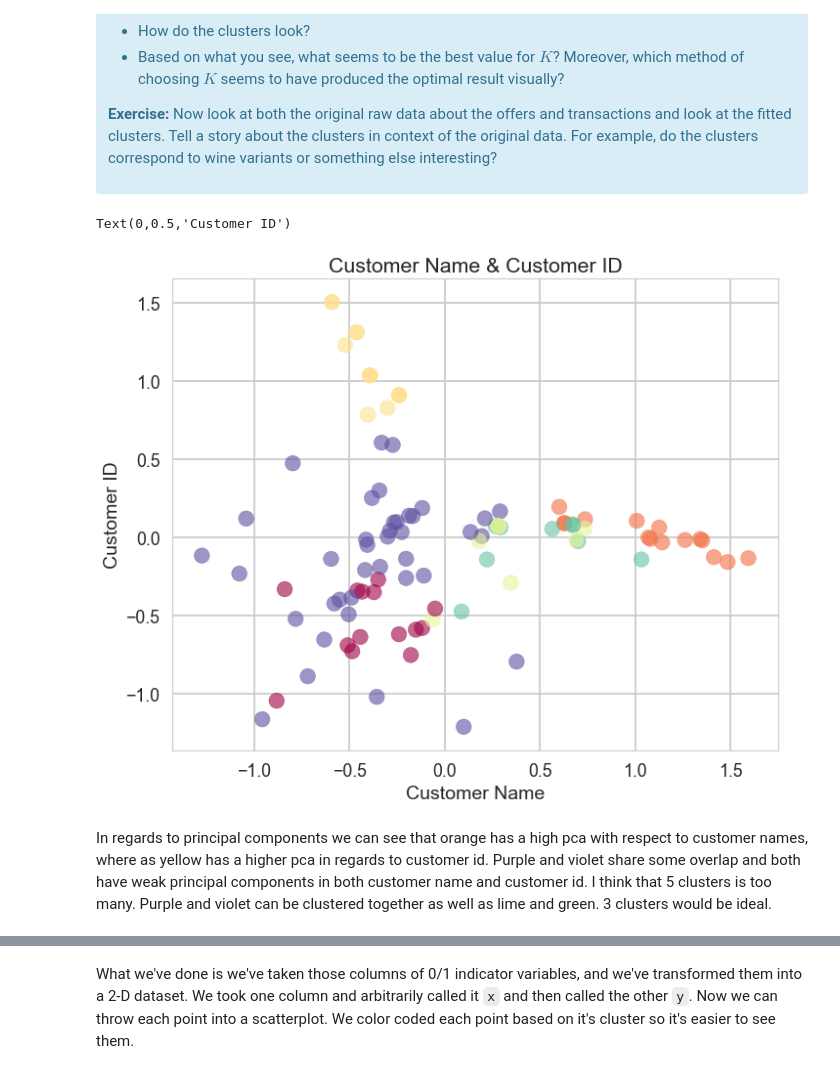
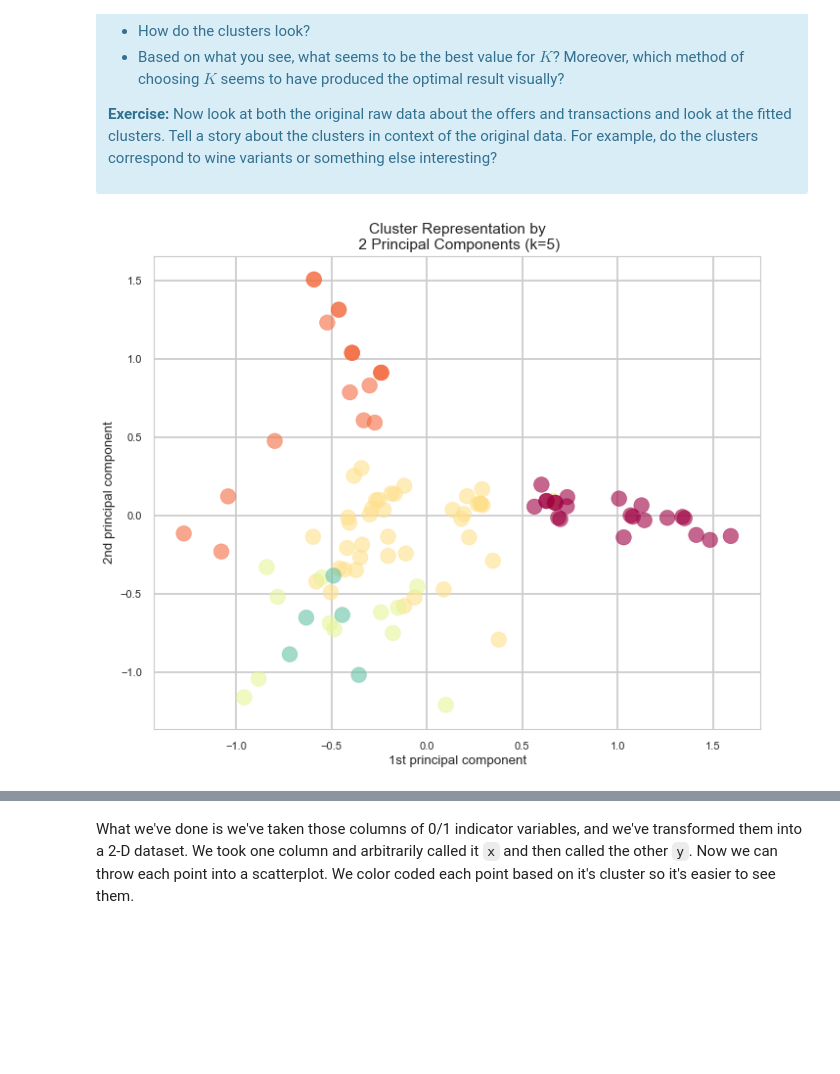
Before and after one commit to mlakabi/DataScienceCareerTrack, a Jupyter notebook: clustering/Mini_Project_Clustering.ipynb, the cells around one changed output, grey strips where cells are left out. Saved outputs shown, nothing was run; the diff lists cells and outputs as text; code cells hidden in the pictures; blank space fills up the shorter version.

```diff
--- a/clustering/Mini_Project_Clustering.ipynb
+++ b/clustering/Mini_Project_Clustering.ipynb
@@ -131,7 +131,7 @@ Text(0.5,1,'K vs SS')
 [figure]
 # %%
 kmeans_update = KMeans(n_clusters=4, random_state=0).fit(x_cols)
-customers['cluster'] = kmeans.predict(x_cols)
+customers['cluster'] = kmeans_update.predict(x_cols)
 
 plt.hist(customers['cluster'])
 plt.xlabel('Cluster Label')
@@ -357,18 +362,18 @@ This is only one use of PCA for dimension reduction. We can also use PCA when we
 # %%
 #your turn
 from sklearn.decomposition import PCA
 fig=plt.figure(figsize=(10, 8), dpi= 80, facecolor='w', edgecolor='k')
 pca = PCA(n_components= 2,random_state = 0)
 customers['x'] = pca.fit_transform(x_cols)[:,0]
 customers['y'] = pca.fit_transform(x_cols)[:,1]
 color = plt.cm.Spectral(customers.cluster.astype(float) / 5)
 
 plt.scatter(customers['x'],customers['y'], c= color, s = 200, alpha = 0.6 )
-plt.title('Customer Name & Customer ID')
-plt.xlabel('Customer Name')
-plt.ylabel('Customer ID')
+plt.title('First Component & Second Component')
+plt.xticks(size=10)
+plt.xlabel('1st principal component', size=12)
+plt.yticks(size=10)
+plt.ylabel('2nd principal component', size=12)
+plt.title('Cluster Representation by\n 2 Principal Components (k=5)', size=14);
 # %% [output]
-Text(0,0.5,'Customer ID')
-[figure, old version]
+[figure, new version]
-# %% [markdown]
-In regards to principal components we can see that orange has a high pca with respect to customer names, where as yellow has a higher pca in regards to customer id. Purple and violet share some overlap and both have weak principal components in both customer name and customer id. I think that 5 clusters is too many. Purple and violet can be clustered together as well as lime and green. 3 clusters would be ideal.
```
Also changed, not shown: parts of 5 cells of this notebook, 2 other files.
